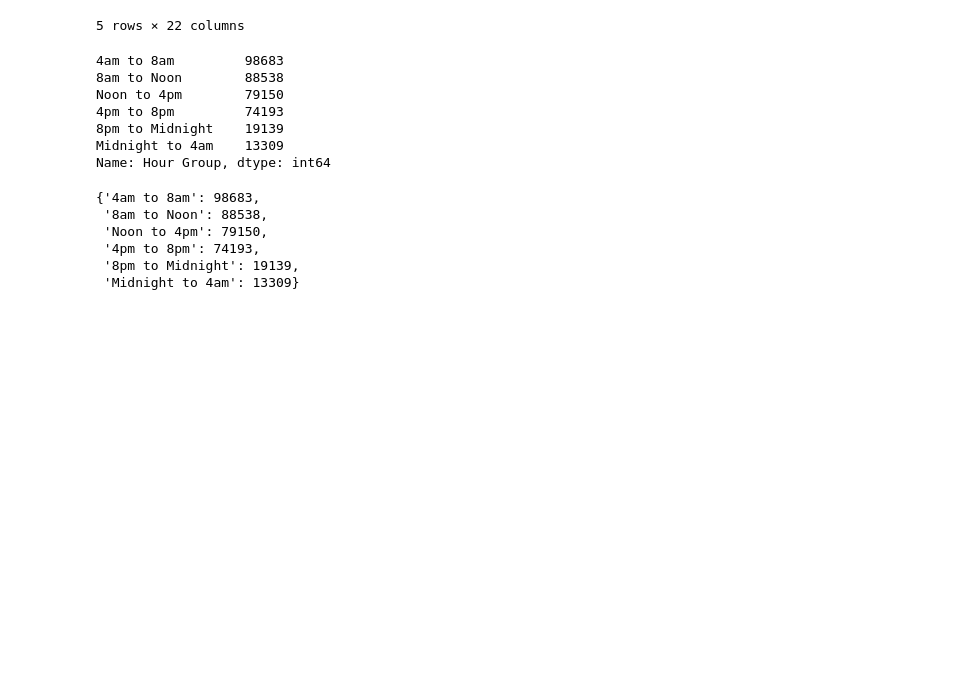
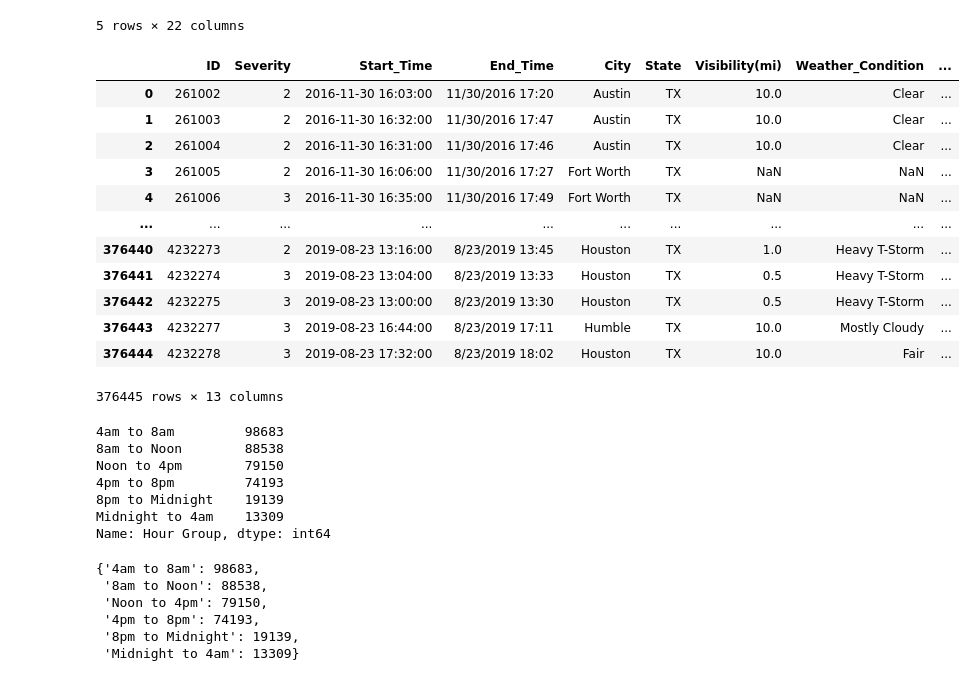
Before and after one commit to bjohnson90/data_science_group_project_1, a Jupyter notebook: Hours Bar Plot.ipynb, the cells around one changed output. Drawn from its saved outputs; the diff is of its cells as text; code cells hidden in the pictures; blank space fills up the shorter version.

```diff
--- a/Hours Bar Plot.ipynb
+++ b/Hours Bar Plot.ipynb
@@ -86,3 +66,21 @@ texas_df.head()
 | 3 | 261005 | 201.0 | 2 | 2016-11-30 16:06:00 | 11/30/2016 17:27 | 32.856014 | -97.513084 | #2 lane blocked and right hand sh... | Fort Worth | TX | ... |
 | 4 | 261006 | 201.0 | 3 | 2016-11-30 16:35:00 | 11/30/2016 17:49 | 32.797668 | -97.212090 | #2 lane blocked and right hand sh... | Fort Worth | TX | ... |
 5 rows × 22 columns
+# %%
+#DROP COLUMNS THAT ARE NOT NEED TO ANALYZE AND WRTIE CONCULSION.
+
+texas_df.drop(columns=["TMC", "Description", "Wind_Speed(mph)", "Precipitation(in)", "Start_Lat", "Start_Lng", "Zipcode", "Weather_Timestamp", "Temperature(F)"])
+# %% [output]
+|  | ID | Severity | Start_Time | End_Time | City | State | Visibility(mi) | Weather_Condition | ... |
+| 0 | 261002 | 2 | 2016-11-30 16:03:00 | 11/30/2016 17:20 | Austin | TX | 10.0 | Clear | ... |
+| 1 | 261003 | 2 | 2016-11-30 16:32:00 | 11/30/2016 17:47 | Austin | TX | 10.0 | Clear | ... |
+| 2 | 261004 | 2 | 2016-11-30 16:31:00 | 11/30/2016 17:46 | Austin | TX | 10.0 | Clear | ... |
+| 3 | 261005 | 2 | 2016-11-30 16:06:00 | 11/30/2016 17:27 | Fort Worth | TX | NaN | NaN | ... |
+| 4 | 261006 | 3 | 2016-11-30 16:35:00 | 11/30/2016 17:49 | Fort Worth | TX | NaN | NaN | ... |
+| ... | ... | ... | ... | ... | ... | ... | ... | ... | ... |
+| 376440 | 4232273 | 2 | 2019-08-23 13:16:00 | 8/23/2019 13:45 | Houston | TX | 1.0 | Heavy T-Storm | ... |
+| 376441 | 4232274 | 3 | 2019-08-23 13:04:00 | 8/23/2019 13:33 | Houston | TX | 0.5 | Heavy T-Storm | ... |
+| 376442 | 4232275 | 3 | 2019-08-23 13:00:00 | 8/23/2019 13:30 | Houston | TX | 0.5 | Heavy T-Storm | ... |
+| 376443 | 4232277 | 3 | 2019-08-23 16:44:00 | 8/23/2019 17:11 | Humble | TX | 10.0 | Mostly Cloudy | ... |
+| 376444 | 4232278 | 3 | 2019-08-23 17:32:00 | 8/23/2019 18:02 | Houston | TX | 10.0 | Fair | ... |
+376445 rows × 13 columns
```
Also changed, not shown: parts of 10 cells of this notebook, 3 other files.
